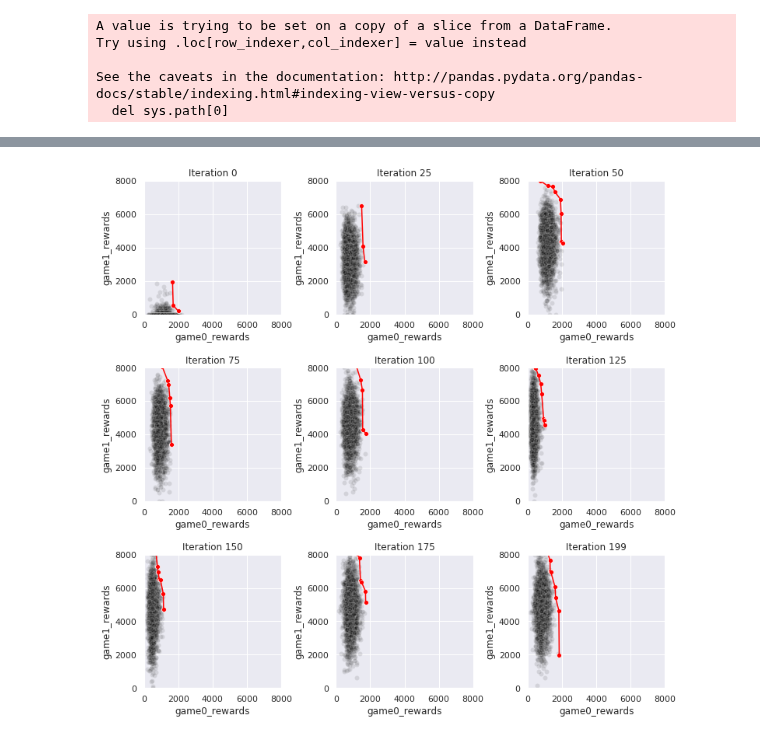
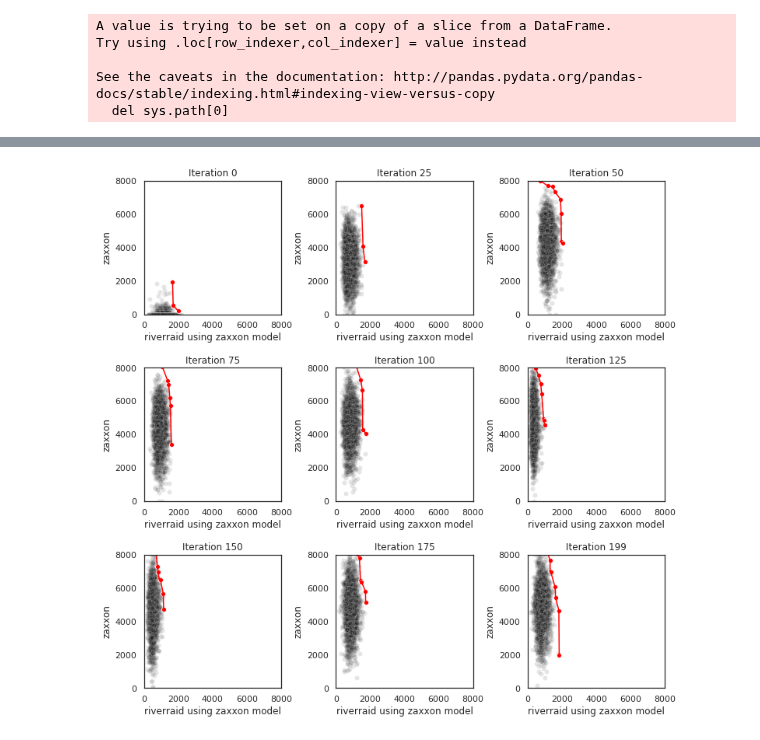
Before and after one commit to deyandyankov/research.mtne, a Jupyter notebook: gpu_implementation/analysis/all_plots.ipynb, the cells around one changed output, grey strips where cells are left out. Saved outputs shown, nothing was run; the diff lists cells and outputs as text; code cells hidden in the pictures.

```diff
--- a/gpu_implementation/analysis/all_plots.ipynb
+++ b/gpu_implementation/analysis/all_plots.ipynb
@@ -47,5 +47,7 @@ See the caveats in the documentation: http://pandas.pydata.org/pandas-docs/stabl
 # %%
 iterations = 200
+# %%
+sns.set_style('white')
 # %%
 # 1) MTES rewards (both offspring and elite)
 # x axis: iterations (0 to 200)
@@ -172,12 +118,0 @@ p.get_figure().savefig("plot6_dkl_riverraid.eps")
-# %%
-# 8) same as 6) but elite
-dkl_from0_elite_0 = pd.DataFrame.from_dict({
-    'MT-zaxxon': [utils.compute_dkl(experiments['MT'], 0, i, bin_size, epsilon, elite_or_rewards='elite', from_0=True) for i in range(1, iterations)],
-    'ST-zaxxon': [utils.compute_dkl(experiments['ST-zaxxon'], 0, i, bin_size, epsilon, elite_or_rewards='elite', from_0=True) for i in range(1, iterations)],
-    'ST-riverraid-zaxxon': [utils.compute_dkl(experiments['ST-riverraid-zaxxon'], 0, i, bin_size, epsilon, elite_or_rewards='elite', from_0=True) for i in range(1, iterations)]
-})
-p = dkl_from0_elite_0.plot()
-p.set_title("DKL elite [Zaxxon] for iterations vs. iteration 0 (1 vs 0, 2 vs 0, ... , 200 vs 0)")
-p.set_xlabel("Iteration")
-p.set_ylabel("DKL")
-p.get_figure().savefig("plot8_dkl_zaxxon.eps")
@@ -186,11 +118,0 @@ p.get_figure().savefig("plot8_dkl_zaxxon.eps")
-# %%
-dkl_from0_elite_1 = pd.DataFrame.from_dict({
-    'MT-zaxxon': [utils.compute_dkl(experiments['MT'], 1, i, bin_size, epsilon, elite_or_rewards='elite', from_0=True) for i in range(1, iterations)],
-    'ST-riverraid': [utils.compute_dkl(experiments['ST-riverraid'], 0, i, bin_size, epsilon, elite_or_rewards='elite', from_0=True) for i in range(1, iterations)],
-    'ST-zaxxon-riverraid': [utils.compute_dkl(experiments['ST-zaxxon-riverraid'], 0, i, bin_size, epsilon, elite_or_rewards='elite', from_0=True) for i in range(1, iterations)]
-})
-p = dkl_from0_elite_1.plot()
-p.set_title("DKL elite [Riverraid] for iterations vs. iteration 0 (1 vs 0, 2 vs 0, ... , 200 vs 0)")
-p.set_xlabel("Iteration")
-p.set_ylabel("DKL")
-p.get_figure().savefig("plot8_dkl_riverraid.eps")
@@ -219,7 +139,7 @@ def pareto_and_points_for_iteration(game_rewards, paretos, iteration):
     game_rewards_iteration = game_rewards[game_rewards.iteration == iteration]
     paretos_iteration = paretos[paretos.iteration == iteration]
     return game_rewards_iteration, paretos_iteration
-def get_scatter_reward_and_pareto(game_rewards, paretos, iteration, max_x_lim=8000, max_y_lim=8000):
+def get_scatter_reward_and_pareto(game_rewards, paretos, iteration, max_x_lim=8000, max_y_lim=8000, xlabel=None, ylabel=None):
     game_rewards, paretos = pareto_and_points_for_iteration(game_rewards, paretos, iteration)
     p = sns.scatterplot(x='game0_rewards', y='game1_rewards', color='black', alpha=0.1, data=game_rewards)
     p = sns.scatterplot(x='game0_rewards', y='game1_rewards', color='red', data=paretos)
@@ -227,8 +147,12 @@ def get_scatter_reward_and_pareto(game_rewards, paretos, iteration, max_x_lim=80
     p.set_title("Iteration {}".format(iteration))
     p.set_xlim([0, max_x_lim])
     p.set_ylim([0, max_y_lim])
+    if xlabel is not None:
+        p.set_xlabel(xlabel)
+    if ylabel is not None:
+        p.set_ylabel(ylabel)
     return p
-def get_game0vs1_and_pareto_grid(all_game_rewards, only_paretos, iterlist):
+def get_game0vs1_and_pareto_grid(all_game_rewards, only_paretos, iterlist, savefig, xlabel, ylabel):
     iterlist_keys = list(range(1, len(iterlist) + 1))
     iterdict = dict(zip(iterlist_keys, iterlist))
     fig = plt.figure(figsize=(12, 12))
@@ -238,8 +162,9 @@ def get_game0vs1_and_pareto_grid(all_game_rewards, only_paretos, iterlist):
     rows = 3
     for i in range(1, columns*rows +1):
         fig.add_subplot(rows, columns, i)
-        get_scatter_reward_and_pareto(all_game_rewards, only_paretos, iterdict[i])
-    return plt
+        get_scatter_reward_and_pareto(all_game_rewards, only_paretos, iterdict[i], xlabel=xlabel, ylabel=ylabel)
+    fig.savefig(savefig)
+    return fig
 # %%
 # Scatterplots: (one plot for iterations: [0, 25, 50, 75, 100, 125, 150, 175, 200] ) → 9 plots
 # 1) MTES (only offspring)
@@ -263,7 +188,7 @@ See the caveats in the documentation: http://pandas.pydata.org/pandas-docs/stabl
 experiments['ST-riverraid-zaxxon']['dir_competitor'] = experiments['ST-zaxxon']['dir']
 agr_st_riverraid_zaxxon = utils.get_game_rewards(experiments['ST-riverraid-zaxxon'], iterations)
 only_paretos_st_riverraid_zaxxon = get_paretos(exp, iterations, agr_st_riverraid_zaxxon)
-get_game0vs1_and_pareto_grid(agr_st_riverraid_zaxxon, only_paretos_st_riverraid_zaxxon, iterlist)
+p = get_game0vs1_and_pareto_grid(agr_st_riverraid_zaxxon, only_paretos_st_riverraid_zaxxon, iterlist, savefig='scatterplot2.eps', xlabel='riverraid using zaxxon model', ylabel='zaxxon')
 # %% [output]
 A value is trying to be set on a copy of a slice from a DataFrame.
 Try using .loc[row_indexer,col_indexer] = value instead
@@ -274,4 +198,4 @@ See the caveats in the documentation: http://pandas.pydata.org/pandas-docs/stabl
-[figure, old version]
+[figure, new version]
 # %%
 # 3) same as (2) but STES [riverraid evaluated on zaxxon]
 # here game0 is "zaxxon evaluated using riverraid model" and game1 is ST riverraid (competitor)
```
Also changed, not shown: parts of 18 cells of this notebook, 15 other files.
